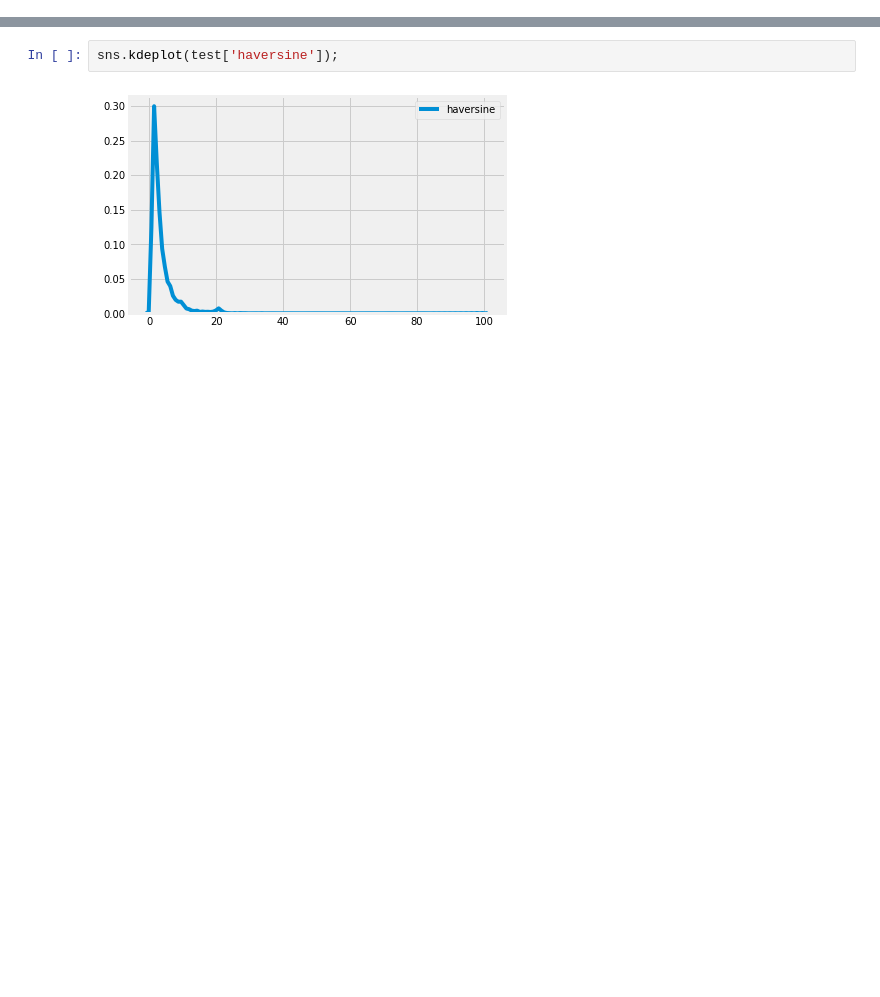
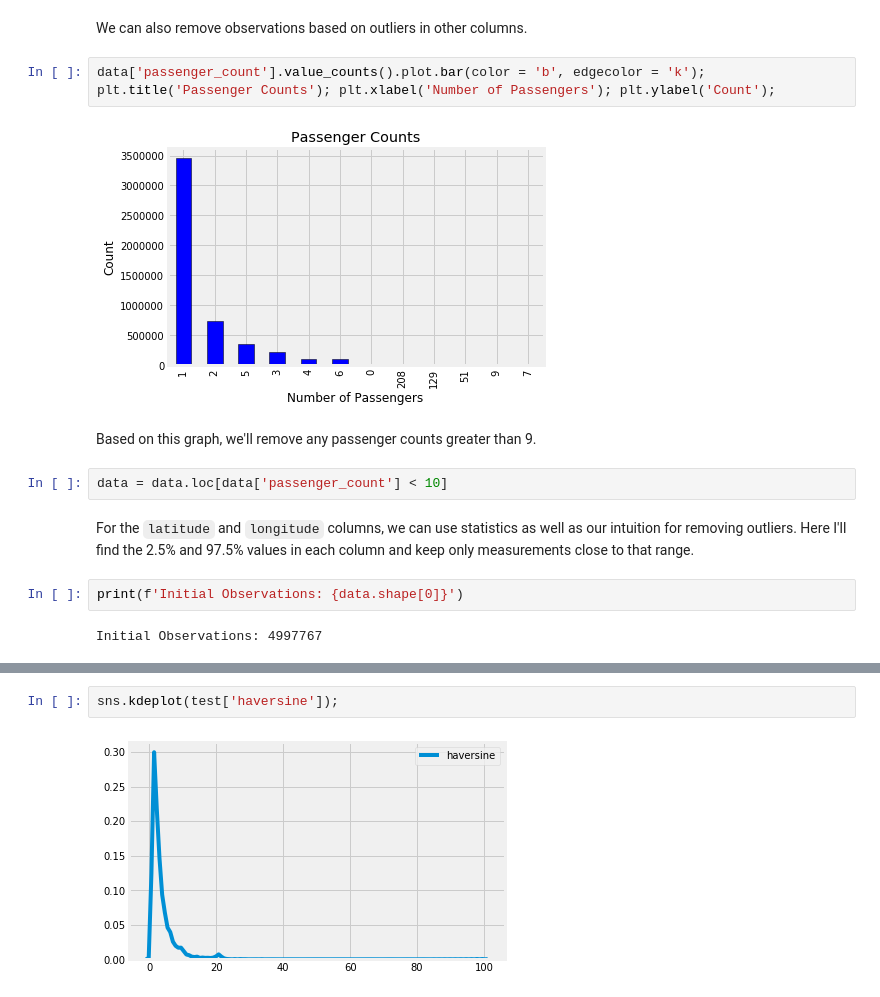
Before and after one commit to WillKoehrsen/taxi-fare, a Jupyter notebook: Start Simple.ipynb, the cells around one changed output, grey strips where cells are left out. Cells and saved outputs as stored; diff of their text form; blank space fills up the shorter version.

```diff
--- a/Start Simple.ipynb
+++ b/Start Simple.ipynb
@@ -137,0 +97,17 @@ sns.kdeplot(data['haversine']);
+# %% [markdown]
+We can also remove observations based on outliers in other columns.
+# %%
+data['passenger_count'].value_counts().plot.bar(color = 'b', edgecolor = 'k');
+plt.title('Passenger Counts'); plt.xlabel('Number of Passengers'); plt.ylabel('Count');
+# %% [output]
+[figure, added]
+# %% [markdown]
+Based on this graph, we'll remove any passenger counts greater than 9.
+# %%
+data = data.loc[data['passenger_count'] < 10]
+# %% [markdown]
+For the `latitude` and `longitude` columns, we can use statistics as well as our intuition for removing outliers. Here I'll find the 2.5% and 97.5% values in each column and keep only measurements close to that range.
+# %%
+print(f'Initial Observations: {data.shape[0]}')
+# %% [output]
+Initial Observations: 4997767
```
Also changed, not shown: parts of 80 cells of this notebook, 1 other file.
